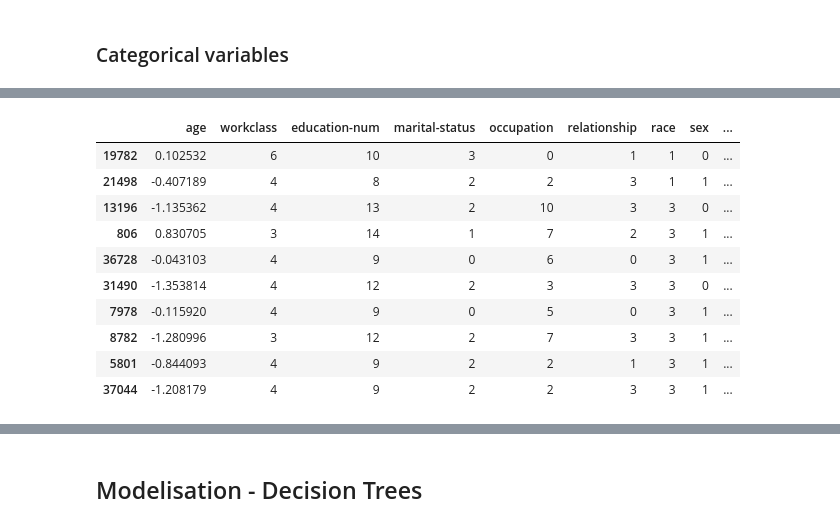
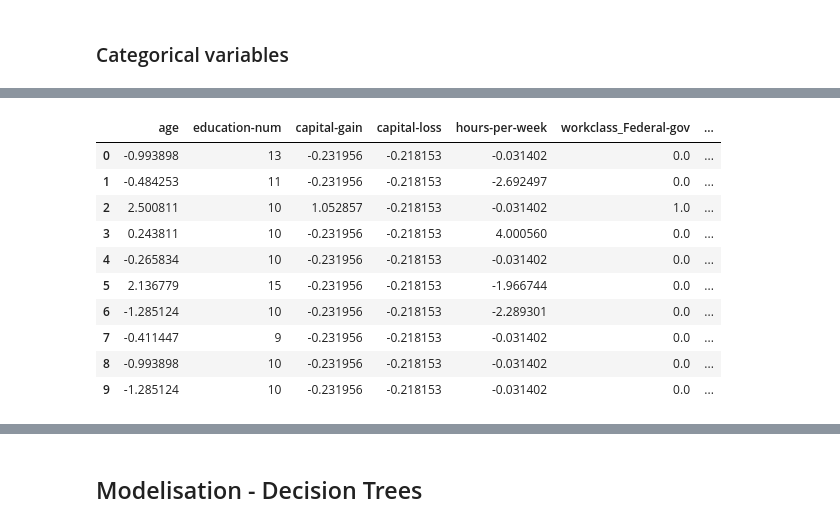
Before and after one commit to jrafei/income-prediction, a Jupyter notebook: notebooks/models_random_forests.ipynb, the cells around one changed output, grey strips where cells are left out. Cells and saved outputs as stored; diff of their text form; code cells hidden in the pictures.

```diff
--- a/notebooks/models_random_forests.ipynb
+++ b/notebooks/models_random_forests.ipynb
@@ -227,9 +170,0 @@ On met dans la catégorie "Other" tous les pays qui obtiennent un nombre d'obser
-# %%
-# Counting for each value of the variable 'native-country' the number of individuals who have this value
-filtered = df_train[df_train['native-country'] != 'United-States']
-
-for country in filtered['native-country'].unique():
-    nb_samples_associated = filtered[filtered['native-country'] == country].shape[0]
-    if nb_samples_associated < 200:
-        df_train['native-country'] = df_train['native-country'].replace({country: 'Other'})
-        df_test['native-country'] = df_test['native-country'].replace({country: 'Other'})
@@ -354,15 +218,0 @@ X_train.head(10)
-# %%
-# Standard Scaler
-
-scale_standard = StandardScaler()
-
-print('Categorical features : ', cont_features)
-for feature in cont_features:
-
-    # Normaliser les données d'entrainement
-    X_train[feature] = scale_standard.fit_transform(X_train[feature].values.reshape(-1,1))
-    X_train[feature] = X_train[feature].ravel()
-
-    # Normaliser les données
-    X_test[feature] = scale_standard.transform(X_test[feature].values.reshape(-1,1))
-    X_test[feature] = X_test[feature].ravel()
@@ -371 +219,5 @@ Categorical features :  Index(['age', 'capital-gain', 'capital-loss', 'hours-per
+# %%
+# Standard Scaler
+
+X_train_std, X_test_std = standardize(X_train, X_test, cont_features)
 # %%
@@ -412,14 +253,18 @@ for feature in cat_features:
+# %%
+# One Hot Encoding
+
+X_train_encoded, X_test_encoded = encode_cat_features_onehot(X_train_std, X_test_std, cat_features)
 # %%
-X_train_LEncoder.head(10)
+X_train_encoded.head(10)
 # %% [output]
-|  | age | workclass | education-num | marital-status | occupation | relationship | race | sex | ... |
-| 19782 | 0.102532 | 6 | 10 | 3 | 0 | 1 | 1 | 0 | ... |
-| 21498 | -0.407189 | 4 | 8 | 2 | 2 | 3 | 1 | 1 | ... |
-| 13196 | -1.135362 | 4 | 13 | 2 | 10 | 3 | 3 | 0 | ... |
-| 806 | 0.830705 | 3 | 14 | 1 | 7 | 2 | 3 | 1 | ... |
-| 36728 | -0.043103 | 4 | 9 | 0 | 6 | 0 | 3 | 1 | ... |
-| 31490 | -1.353814 | 4 | 12 | 2 | 3 | 3 | 3 | 0 | ... |
-| 7978 | -0.115920 | 4 | 9 | 0 | 5 | 0 | 3 | 1 | ... |
-| 8782 | -1.280996 | 3 | 12 | 2 | 7 | 3 | 3 | 1 | ... |
-| 5801 | -0.844093 | 4 | 9 | 2 | 2 | 1 | 3 | 1 | ... |
-| 37044 | -1.208179 | 4 | 9 | 2 | 2 | 3 | 3 | 1 | ... |
+|  | age | education-num | capital-gain | capital-loss | hours-per-week | workclass_Federal-gov | ... |
+| 0 | -0.993898 | 13 | -0.231956 | -0.218153 | -0.031402 | 0.0 | ... |
+| 1 | -0.484253 | 11 | -0.231956 | -0.218153 | -2.692497 | 0.0 | ... |
+| 2 | 2.500811 | 10 | 1.052857 | -0.218153 | -0.031402 | 1.0 | ... |
+| 3 | 0.243811 | 10 | -0.231956 | -0.218153 | 4.000560 | 0.0 | ... |
+| 4 | -0.265834 | 10 | -0.231956 | -0.218153 | -0.031402 | 0.0 | ... |
+| 5 | 2.136779 | 15 | -0.231956 | -0.218153 | -1.966744 | 0.0 | ... |
+| 6 | -1.285124 | 10 | -0.231956 | -0.218153 | -2.289301 | 0.0 | ... |
+| 7 | -0.411447 | 9 | -0.231956 | -0.218153 | -0.031402 | 0.0 | ... |
+| 8 | -0.993898 | 10 | -0.231956 | -0.218153 | -0.031402 | 0.0 | ... |
+| 9 | -1.285124 | 10 | -0.231956 | -0.218153 | -0.031402 | 0.0 | ... |
```
Also changed, not shown: parts of 65 cells of this notebook, 6 other files.
